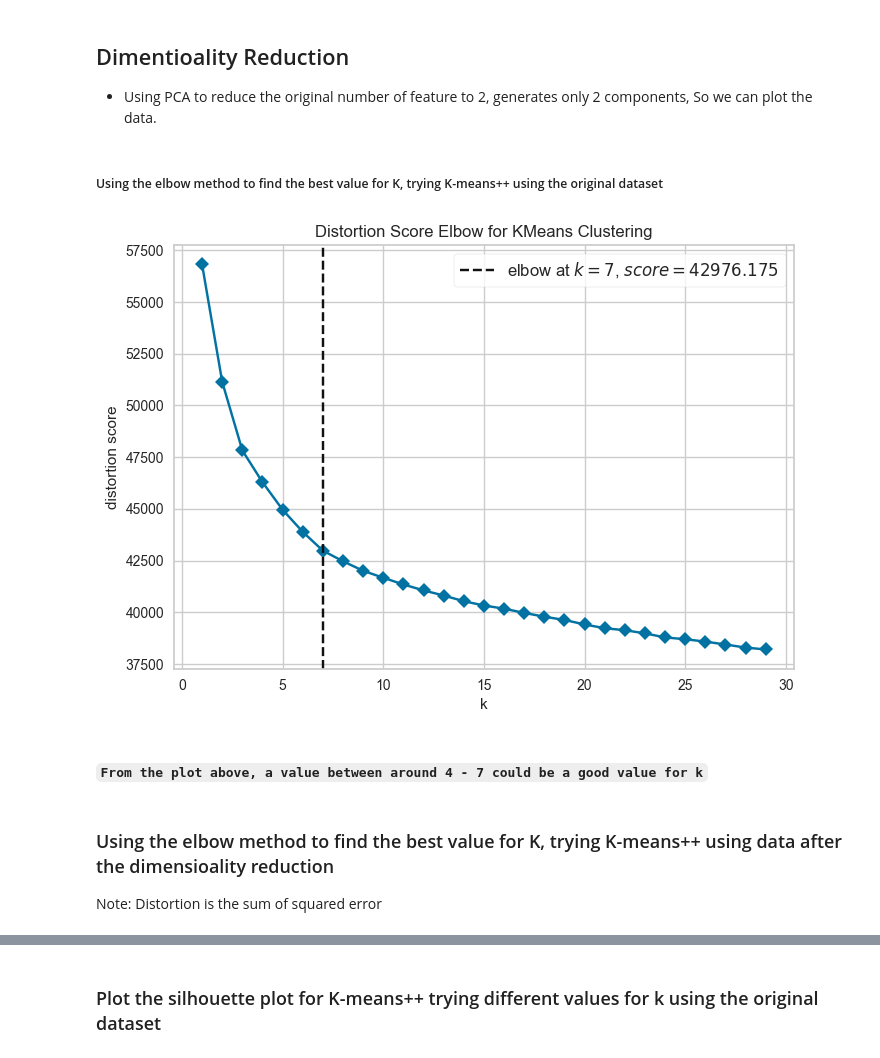
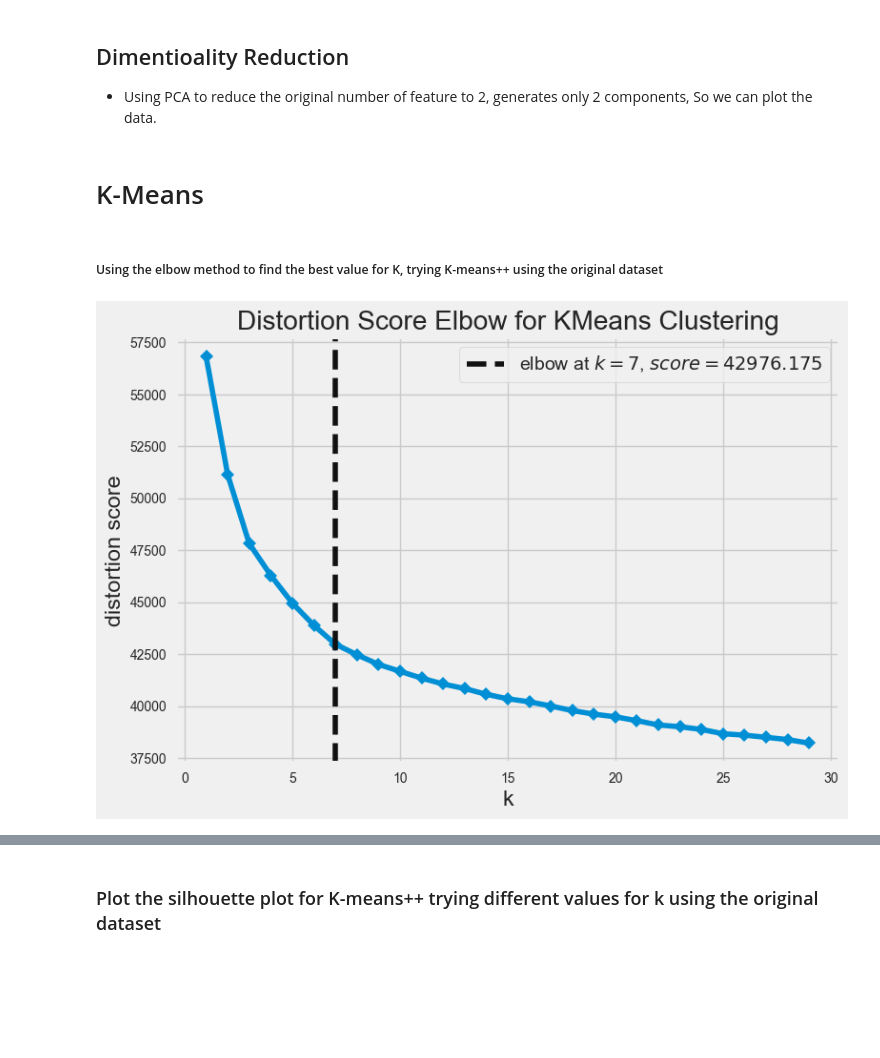
Before and after one commit to mawada-sweis/Clustering-Analysis, a Jupyter notebook: models/center_based_clustering_algorithms.ipynb, the cells around one changed output, grey strips where cells are left out. Drawn from its saved outputs; the diff is of its cells as text; code cells hidden in the pictures; blank space fills up the shorter version.

```diff
--- a/models/center_based_clustering_algorithms.ipynb
+++ b/models/center_based_clustering_algorithms.ipynb
@@ -43,16 +73,18 @@ two_components_df = pd.DataFrame(
     pca_data,
     columns=["component_1", "component_2"],
     )
+# %% [markdown]
+# K-Means  <a class="anchor" id="K_Means"></a>
 # %% [markdown]
 ##### Using the elbow method to find the best value for K, trying K-means++ using the original dataset
 # %%
-K_means_model = KMeans(n_init = 300)
+# define a kmeans object
+K_means_model = KMeans(n_init = 150)
+
+# define "potential_k_list" that contains k values we will go over while calculating the erro
 potential_k_list = list(range(1, 30))
+
+#plot the sse for each k
 CBC.plot_elbow(data, K_means_model, potential_k_list)
 # %% [output]
-[figure, old version]
+[figure, new version]
-# %% [markdown]
-##### `From the plot above, a value between around 4 - 7 could be a good value for k`
-# %% [markdown]
-### Using the elbow method to find the best value for K, trying K-means++ using data after the dimensioality reduction
-Note: Distortion is the sum of squared error
```
Also changed, not shown: parts of 55 cells of this notebook, 5 other files.
